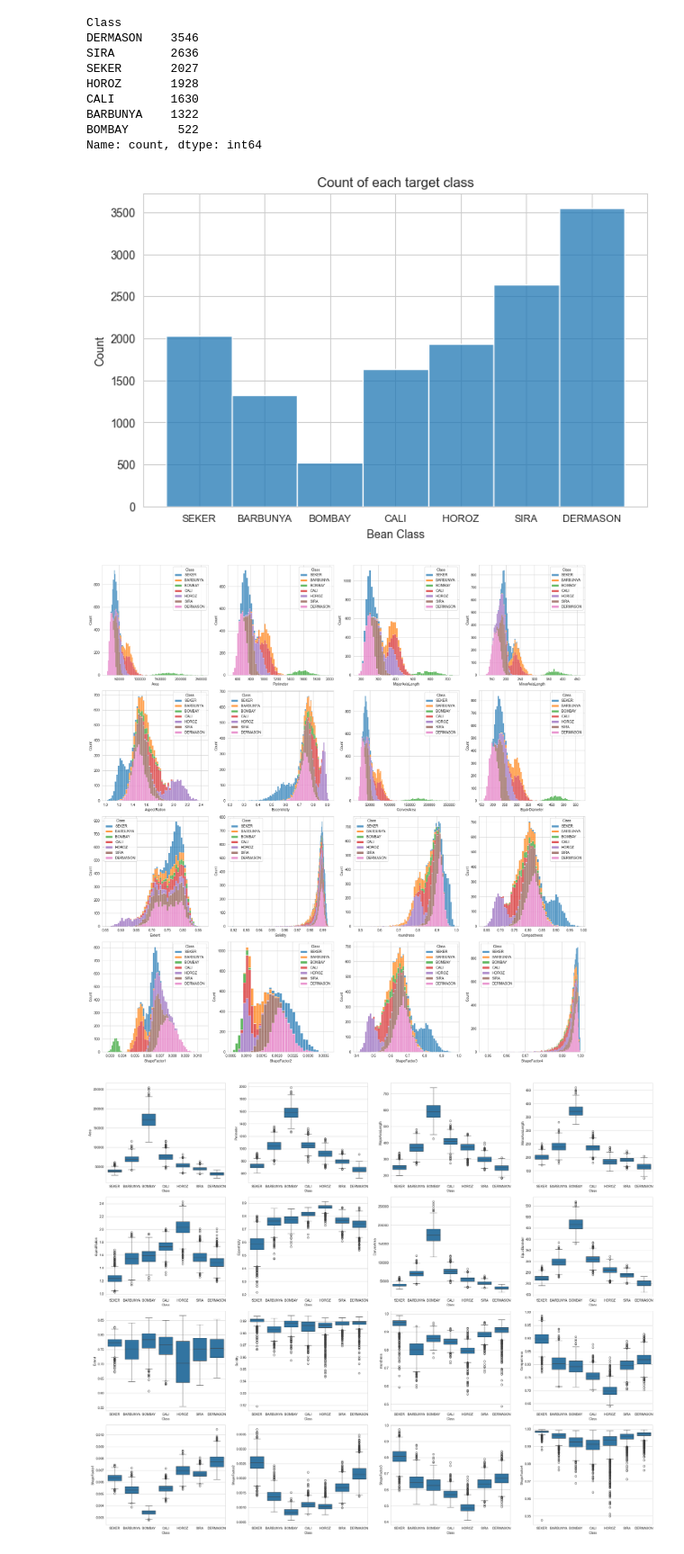
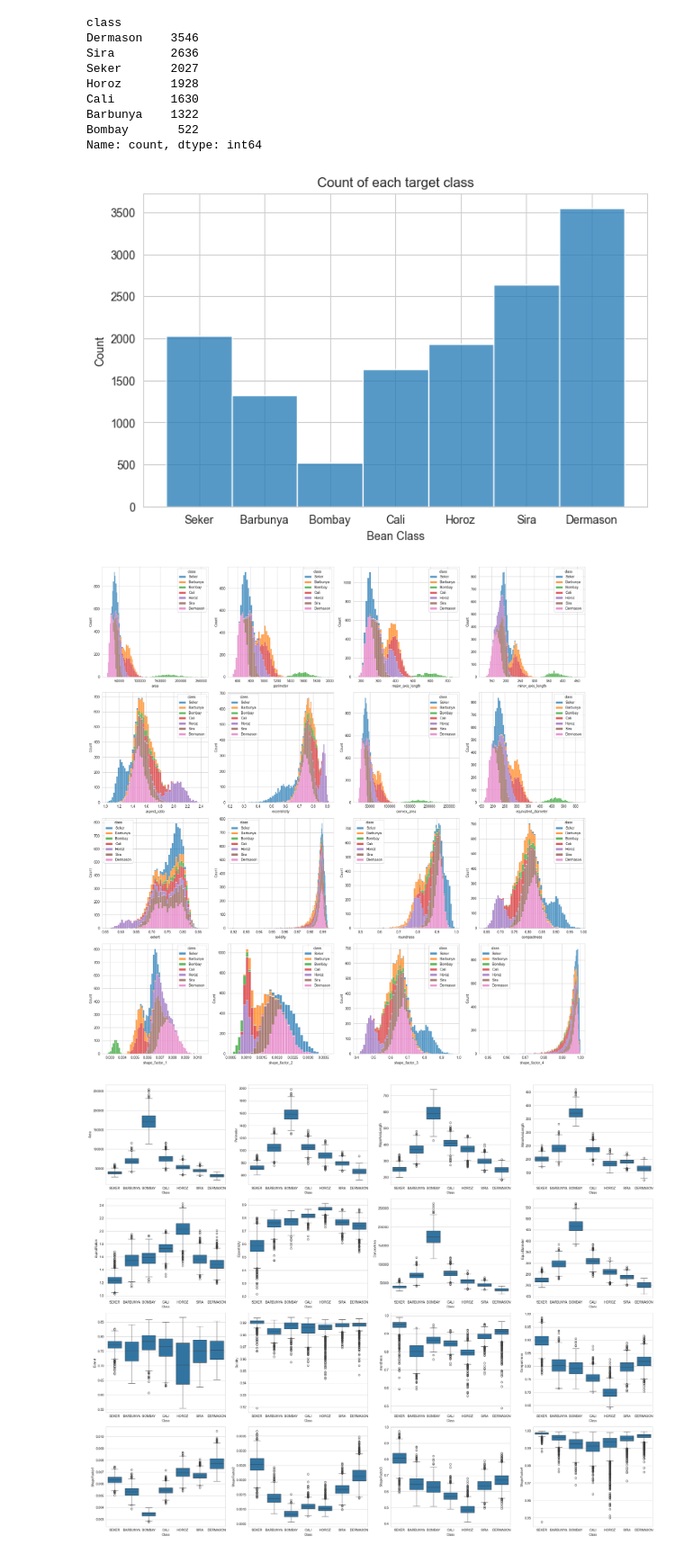
Before and after one commit to lukeeaton/ml_project_repo, a Jupyter notebook: ml_assessment.ipynb, the cells around one changed output. Shown at 90% size. Saved outputs shown, nothing was run; the diff lists cells and outputs as text; code cells hidden in the pictures.

```diff
--- a/ml_assessment.ipynb
+++ b/ml_assessment.ipynb
@@ -80,0 +84,15 @@ Class
+# %%
+# Set numeric/categorical features & target
+X = df.copy()
+y = X.pop('class')
+
+feature_names = list(X.columns)
+target_name = y.name
+
+cat_feature_names = [col for col in feature_names if X[col].dtype == 'object']
+print("The categorical features are: (There are no categorical features)\n", cat_feature_names)
+
+num_feature_names = [col for col in feature_names if X[col].dtype == 'int64' or X[col].dtype == 'float64']
+print("\nThe numeric features are: (All of the features are numeric)\n", num_feature_names)
+
+print(f"\nThe target variable is:\n{target_name}")
@@ -80,0 +108,16 @@ Class
+# %%
+# Check values for dtype 'object' columns; the only one is the target, 'Class', which I will change using .title()
+df_copy = df.copy()
+
+unique_classes = df['class'].unique()
+print(unique_classes)
+
+for value in unique_classes:
+    df_copy['class'] = df_copy['class'].replace(value, value.title())
+
+unique_classes = df['class'].unique()
+print(unique_classes)
+
+df['class'] = df_copy['class']
+X = df.copy()
+y = X.pop('class')
@@ -128,30 +179,34 @@ plt.figure(figsize=(8,5))
 plt.title('Count of each target class')
 plt.xlabel('Bean Class')
 plt.ylabel('Count')
-plt.xticks(rotation=0, fontsize=9)
+plt.xticks(rotation=0, fontsize=10)
 sns.histplot(y)
 
 print(y.value_counts())
 # %% [output]
-Class
-DERMASON    3546
-SIRA        2636
-SEKER       2027
-HOROZ       1928
-CALI        1630
-BARBUNYA    1322
-BOMBAY       522
+class
+Dermason    3546
+Sira        2636
+Seker       2027
+Horoz       1928
+Cali        1630
+Barbunya    1322
+Bombay       522
 Name: count, dtype: int64
-[figure, old version]
+[figure, new version]
 # %%
-# # Visualise distributions of features
-# fig, ax = plt.subplots(4,4, figsize=(20,20))
+# Visualise distributions of features
+fig, ax = plt.subplots(4,4, figsize=(20,20))
 
-# for variable, subplot in zip(feature_names, ax.flatten()):
-#     sns.histplot(data=data, x=variable, hue='Class', ax=subplot, multiple='stack')
-# plt.tight_layout()
+for variable, subplot in zip(feature_names, ax.flatten()):
+    sns.histplot(data=df, x=variable, hue='class', ax=subplot, multiple='stack')
+plt.tight_layout()
+
+# Bombay is distinguishable on most features
+# Seker distinguishable by eccentricity, compactness, & shape factor 3
+# Horoz distinguishable by eccentricity, compactness, & shape factor 3
 # %% [output]
-[figure, old version]
+[figure, new version]
 # %%
 # # Check for outliers
 # fig, ax = plt.subplots(4,4, figsize=(25,20))
```
Also changed, not shown: parts of 14 cells of this notebook.
